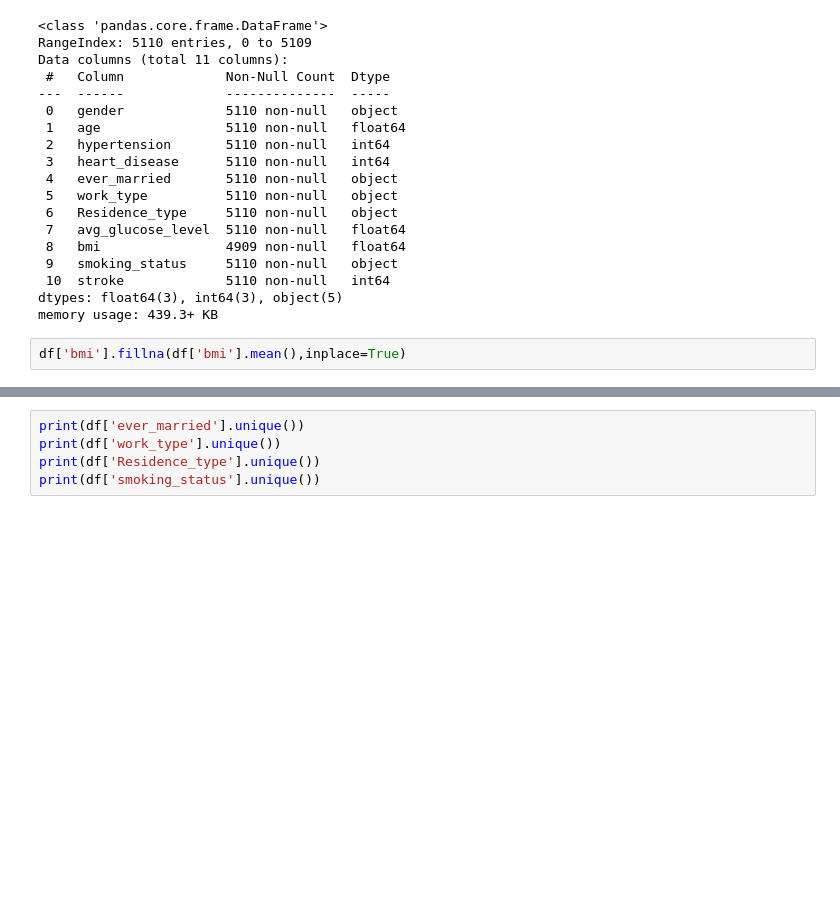
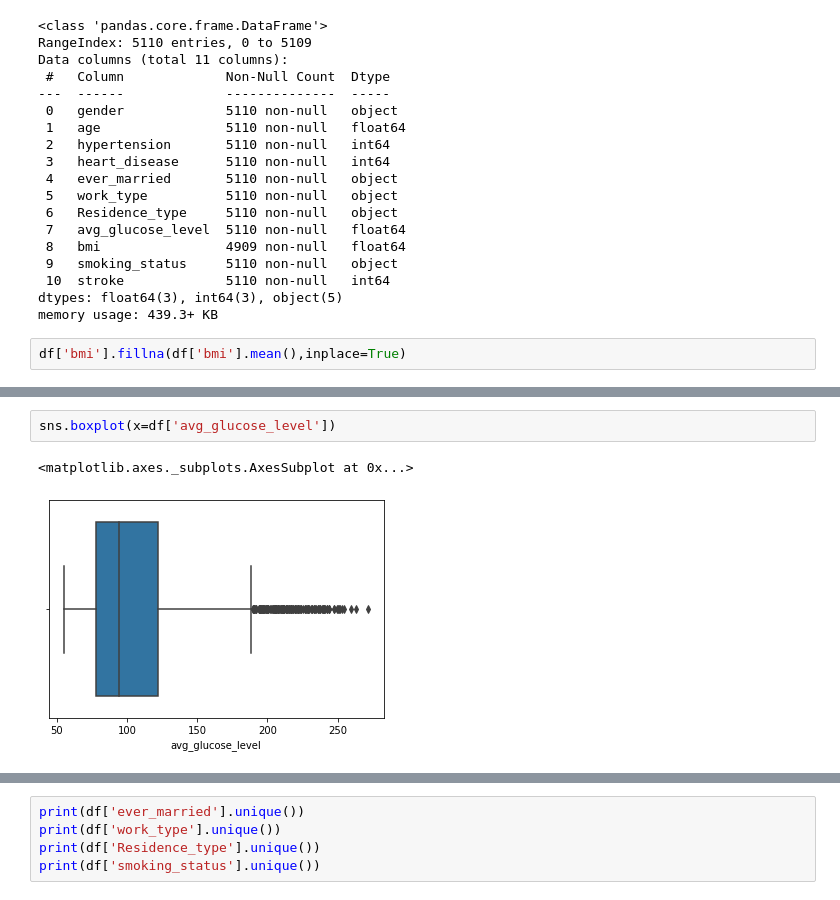
Before and after one commit to Bhavyalakhani/Stroke_Predictor, a Jupyter notebook: Stroke_predictor.ipynb, the cells around one changed output, grey strips where cells are left out. Saved outputs shown, nothing was run; the diff lists cells and outputs as text; blank space fills up the shorter version.

```diff
--- a/Stroke_predictor.ipynb
+++ b/Stroke_predictor.ipynb
@@ -74,0 +78,5 @@ sns.heatmap(df.corr(),annot = True,linewidth=0.5)
+# %%
+sns.boxplot(x=df['avg_glucose_level'])
+# %% [output]
+<matplotlib.axes._subplots.AxesSubplot at 0x...>
+[figure, added]
```
Also changed, not shown: parts of 11 cells of this notebook.
